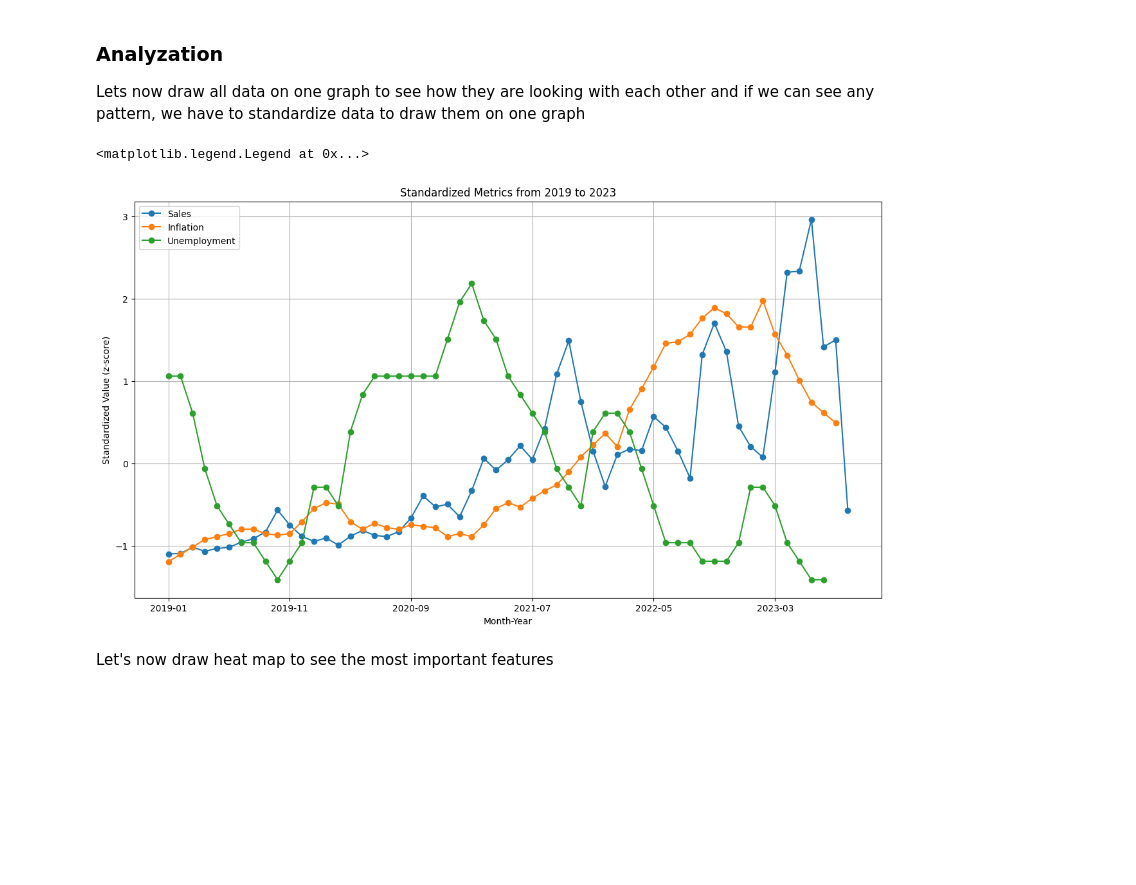
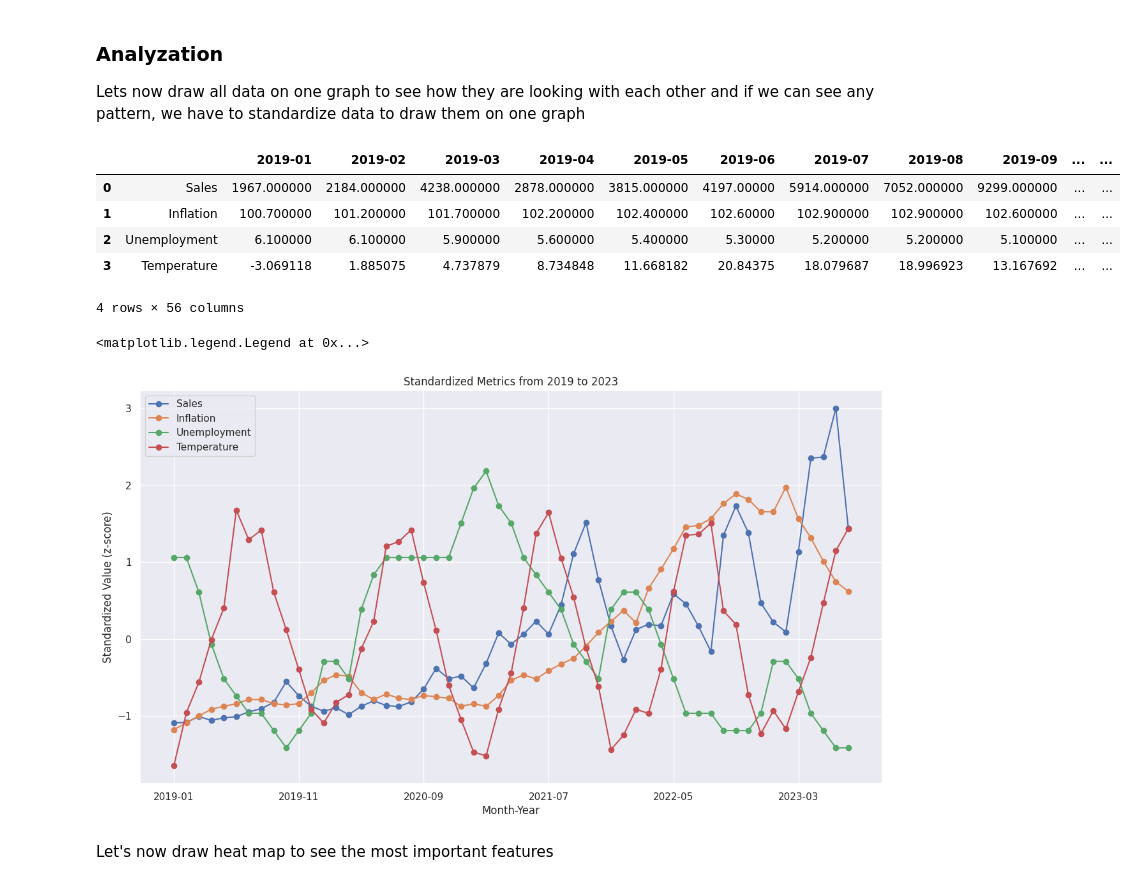
Before and after one commit to MichalI495002/Personal-Challenge, a Jupyter notebook: Jupyter Notebook/notebook.ipynb, the cells around one changed output. Saved outputs shown, nothing was run; the diff lists cells and outputs as text; code cells hidden in the pictures; blank space fills up the shorter version.

```diff
--- a/Jupyter Notebook/notebook.ipynb
+++ b/Jupyter Notebook/notebook.ipynb
@@ -188,10 +239,17 @@ Text(0, 0.5, 'Unemployment Value')
 # %% [markdown]
 ### Analyzation
 Lets now draw all data on one graph to see how they are looking with each other and if we can see any pattern, we have to standardize data to draw them on one graph
+# %%
+df = pd.read_csv('../Datasets/Aggregated data/Aggregated.csv')
+df
+# %% [output]
+|  |  | 2019-01 | 2019-02 | 2019-03 | 2019-04 | 2019-05 | 2019-06 | 2019-07 | 2019-08 | 2019-09 | ... | ... |
+| 0 | Sales | 1967.000000 | 2184.000000 | 4238.000000 | 2878.000000 | 3815.000000 | 4197.00000 | 5914.000000 | 7052.000000 | 9299.000000 | ... | ... |
+| 1 | Inflation | 100.700000 | 101.200000 | 101.700000 | 102.200000 | 102.400000 | 102.60000 | 102.900000 | 102.900000 | 102.600000 | ... | ... |
+| 2 | Unemployment | 6.100000 | 6.100000 | 5.900000 | 5.600000 | 5.400000 | 5.30000 | 5.200000 | 5.200000 | 5.100000 | ... | ... |
+| 3 | Temperature | -3.069118 | 1.885075 | 4.737879 | 8.734848 | 11.668182 | 20.84375 | 18.079687 | 18.996923 | 13.167692 | ... | ... |
+4 rows × 56 columns
 # %%
-# Load the CSV file into a DataFrame
-df = pd.read_csv('../Datasets/Aggregated data/Aggregated.csv')
-
 # Transpose the dataframe for easier plotting
 df_transposed = df.set_index(df.columns[0]).transpose()
 
@@ -206,7 +264,7 @@ ax.set_ylabel("Standardized Value (z-score)")
 ax.legend(loc="upper left")
 # %% [output]
 <matplotlib.legend.Legend at 0x...>
-[figure, old version]
+[figure, new version]
 # %% [markdown]
 Let's now draw heat map to see the most important features
 # %%
```
Also changed, not shown: parts of 15 cells of this notebook, 4 other files.
